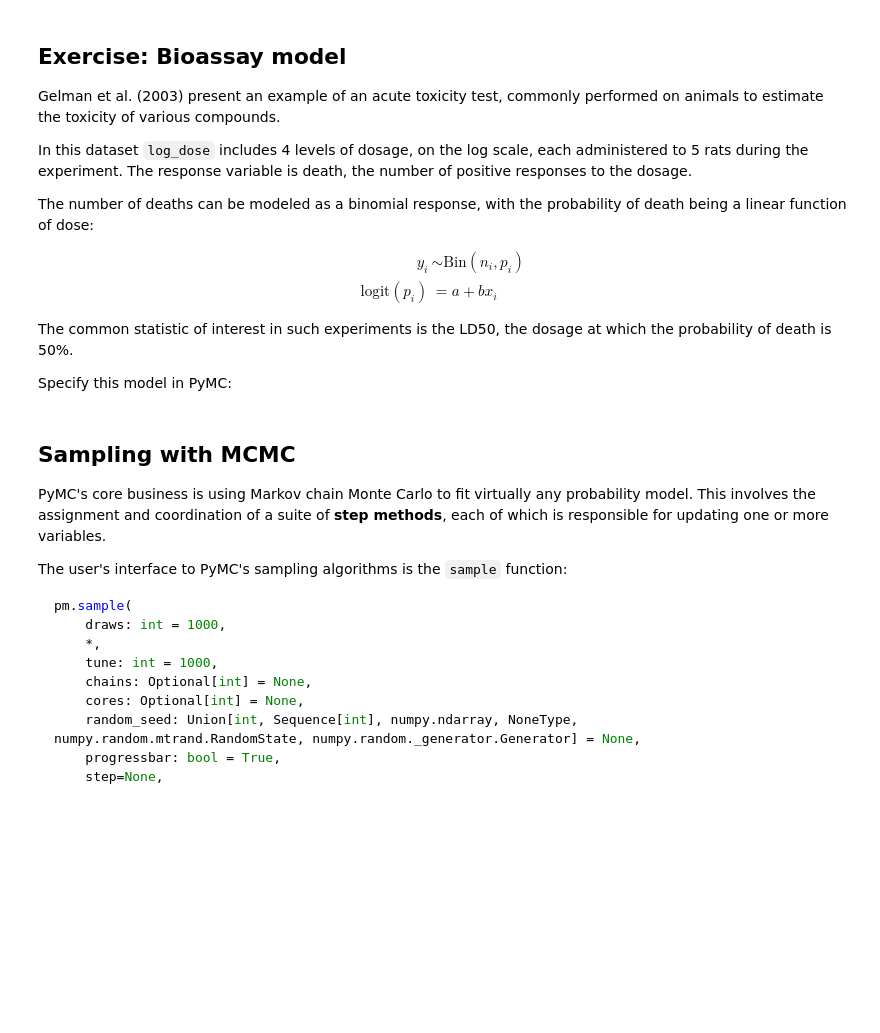
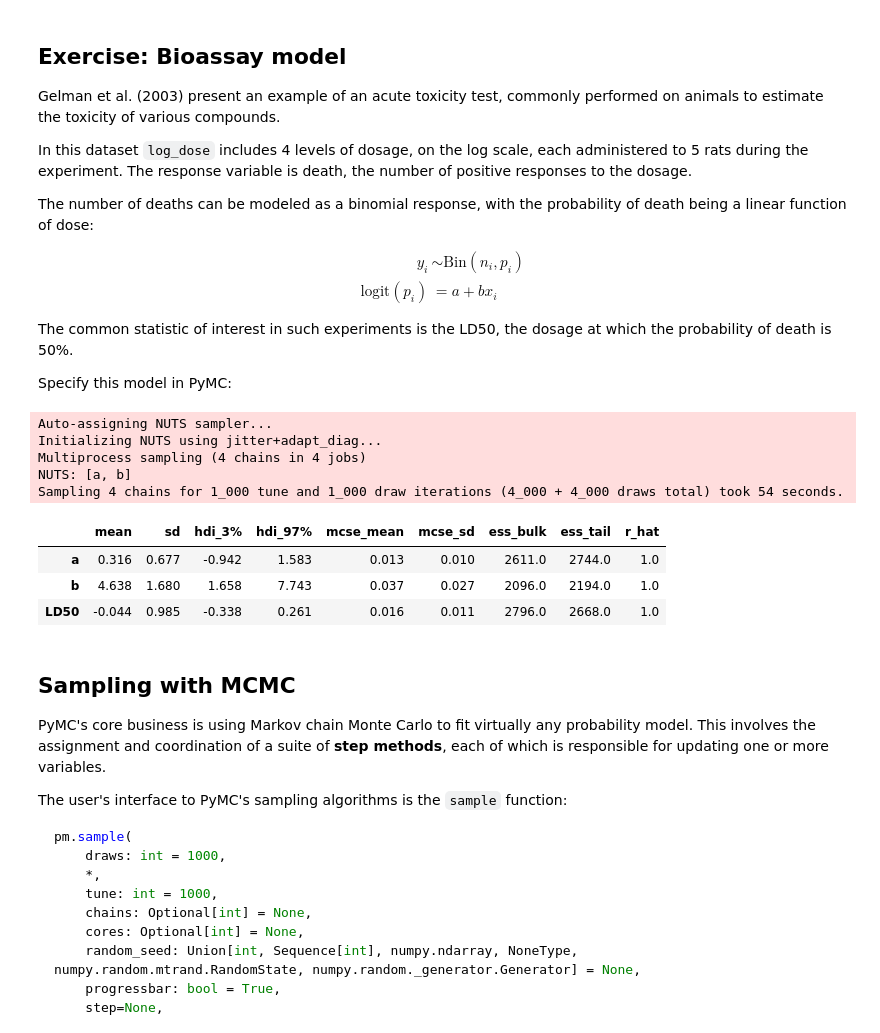
Before and after one commit to matescharnitzky/bayes_course_2023, a Jupyter notebook: notebooks/Section1_4-Model_Building_with_PyMC.ipynb, the cells around one changed output. Saved outputs shown, nothing was run; the diff lists cells and outputs as text; code cells hidden in the pictures; blank space fills up the shorter version.

```diff
--- a/notebooks/Section1_4-Model_Building_with_PyMC.ipynb
+++ b/notebooks/Section1_4-Model_Building_with_PyMC.ipynb
@@ -395,3 +407,30 @@ deaths = [0, 1, 3, 5]
+# %%
+with pm.Model() as dose_response:
+
+    a = pm.Normal("a", 0, sigma=3)
+
+    b = pm.Normal("b", 0, sigma=3)
+
+    logit_p = a + b * log_dose
+
+    like = pm.Binomial("like", n=n, p=pm.math.invlogit(logit_p), observed=deaths)
+
+    LD50 = pm.Deterministic("LD50", -a/b)
+
+    trace = pm.sample()
+# %% [output]
+Auto-assigning NUTS sampler...
+Initializing NUTS using jitter+adapt_diag...
+Multiprocess sampling (4 chains in 4 jobs)
+NUTS: [a, b]
+Sampling 4 chains for 1_000 tune and 1_000 draw iterations (4_000 + 4_000 draws total) took 54 seconds.
+# %%
+az.summary(trace)
+# %% [output]
+|  | mean | sd | hdi_3% | hdi_97% | mcse_mean | mcse_sd | ess_bulk | ess_tail | r_hat |
+| a | 0.316 | 0.677 | -0.942 | 1.583 | 0.013 | 0.010 | 2611.0 | 2744.0 | 1.0 |
+| b | 4.638 | 1.680 | 1.658 | 7.743 | 0.037 | 0.027 | 2096.0 | 2194.0 | 1.0 |
+| LD50 | -0.044 | 0.985 | -0.338 | 0.261 | 0.016 | 0.011 | 2796.0 | 2668.0 | 1.0 |
 # %% [markdown]
 ## Sampling with MCMC
 
```
Also changed, not shown: parts of 8 cells of this notebook.
